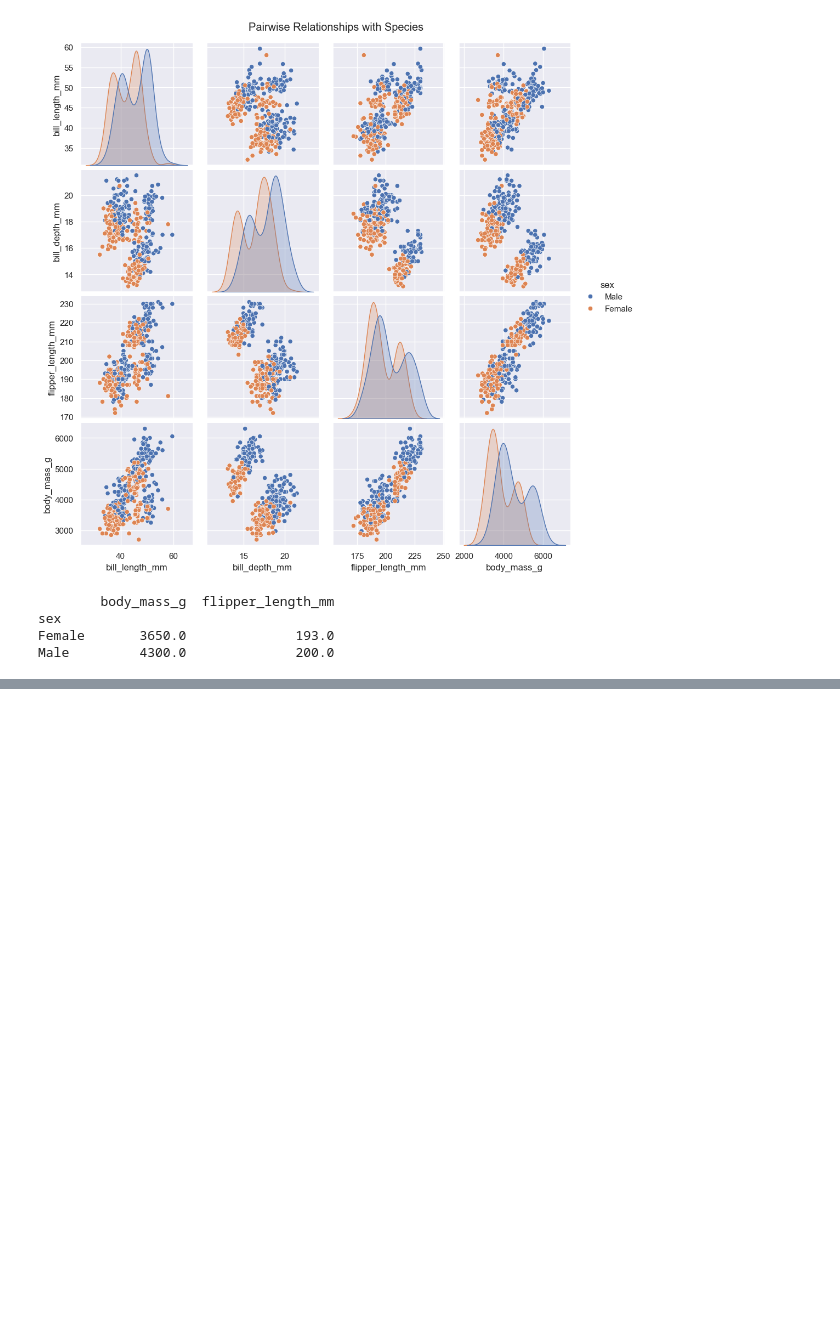
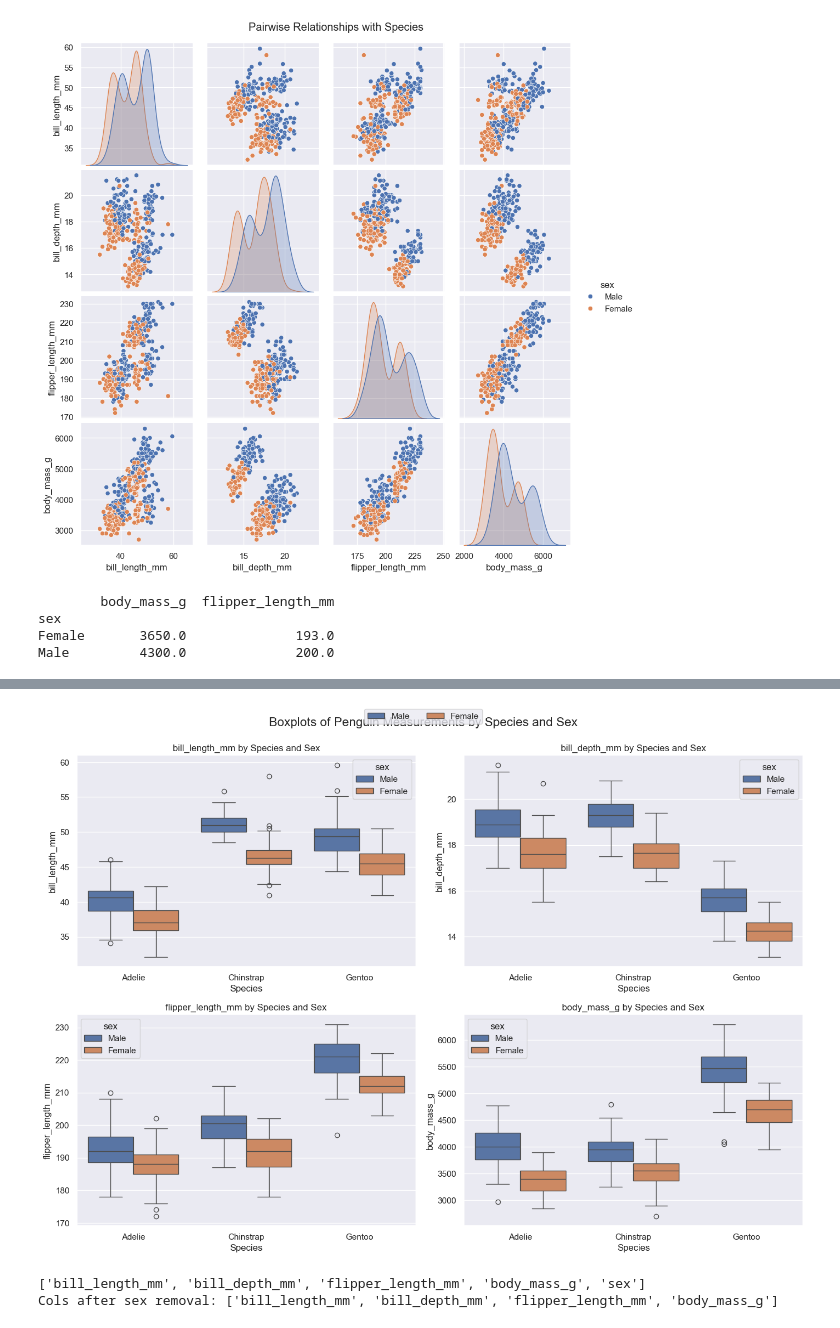
Before and after one commit to OlawoyeOladip/PenguinRegression, a Jupyter notebook: src/main.ipynb, the cells around one changed output, grey strips where cells are left out. Saved outputs shown, nothing was run; the diff lists cells and outputs as text; code cells hidden in the pictures; blank space fills up the shorter version.

```diff
--- a/src/main.ipynb
+++ b/src/main.ipynb
@@ -286,0 +318,42 @@ Male         4300.0              200.0
+# %%
+# Numerical columns to plot
+num_cols = ["bill_length_mm", "bill_depth_mm", "flipper_length_mm", "body_mass_g"]
+
+# Create subplots (2 rows × 2 cols)
+fig, axes = plt.subplots(2, 2, figsize=(14, 10))
+axes = axes.flatten()
+
+for i, col in enumerate(num_cols):
+    sns.boxplot(
+        data=df,
+        x="species",
+        y=col,
+        hue="sex",
+        ax=axes[i]
+    )
+    axes[i].set_title(f"{col} by Species and Sex")
+    axes[i].set_xlabel("Species")
+    axes[i].set_ylabel(col)
+
+# Place the legend outside the grid
+handles, labels = axes[-1].get_legend_handles_labels()
+fig.legend(handles, labels, loc="upper center", ncol=2)
+
+plt.tight_layout(rect=[0, 0, 1, 0.95])
+fig.suptitle("Boxplots of Penguin Measurements by Species and Sex", fontsize=16)
+
+# ✅ Save to file
+boxplot_path = images / "penguins_boxplots.png"
+fig.savefig(boxplot_path, dpi=300, bbox_inches="tight")
+
+plt.show()
+# %% [output]
+[figure, added]
+# %%
+print(cols)
+
+cols = [col for col in cols if col != "sex"]
+print(f"Cols after sex removal: {cols}")
+# %% [output]
+['bill_length_mm', 'bill_depth_mm', 'flipper_length_mm', 'body_mass_g', 'sex']
+Cols after sex removal: ['bill_length_mm', 'bill_depth_mm', 'flipper_length_mm', 'body_mass_g']
```
Also changed, not shown: parts of 3 cells of this notebook, 5 other files.
